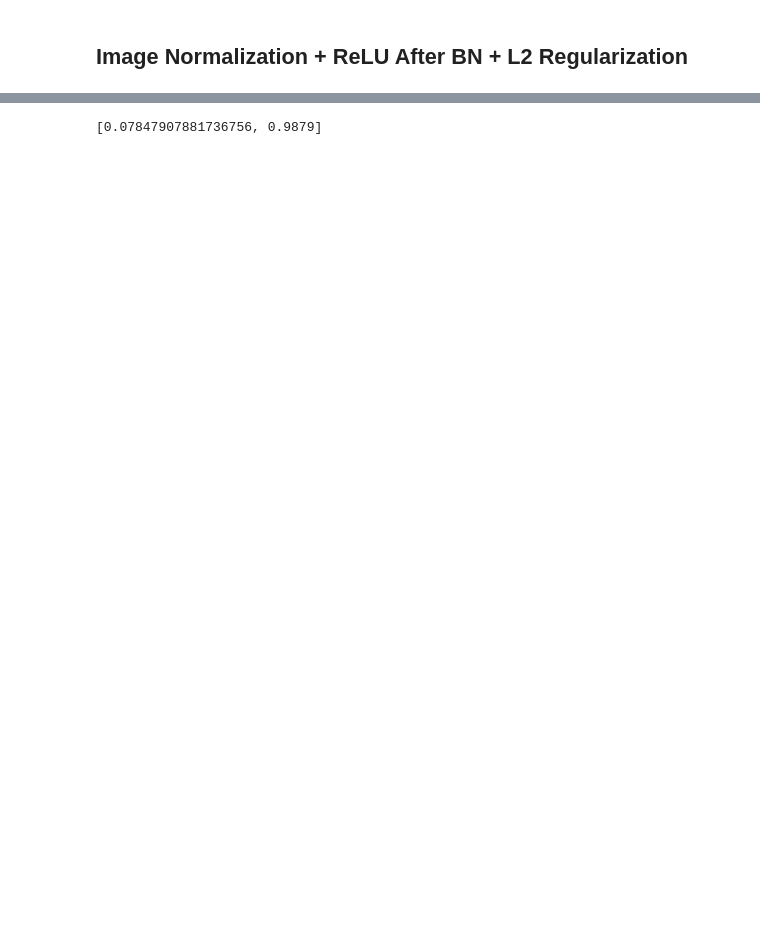
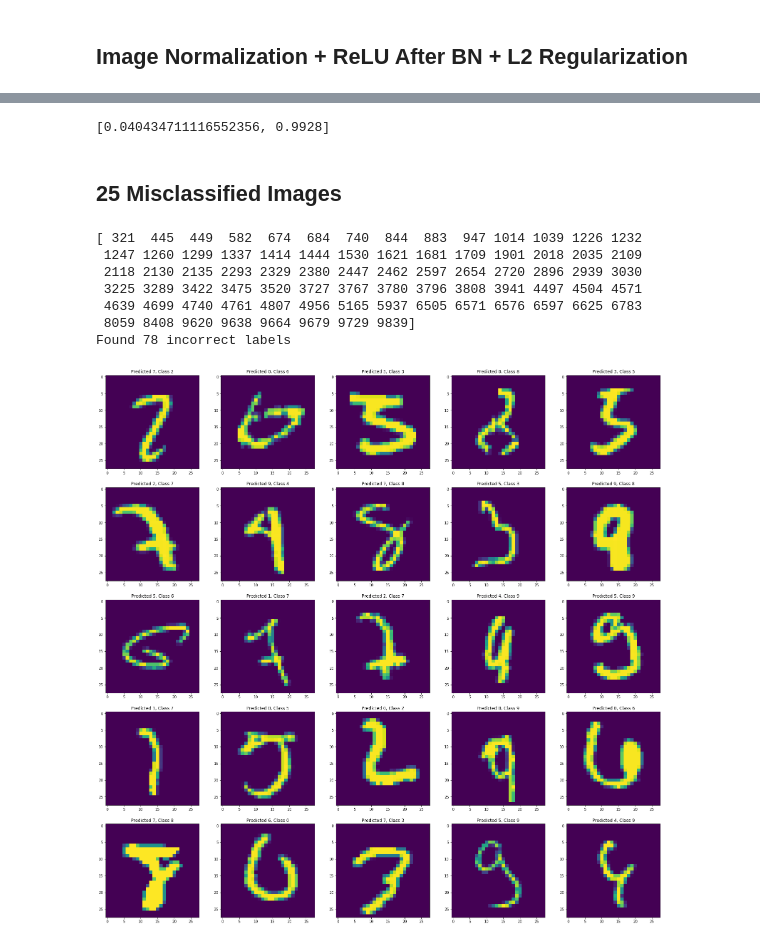
Before and after one commit to git4rajesh/MachineLearning, a Jupyter notebook: Session5/Consolidated_Model.ipynb, the cells around one changed output, grey strips where cells are left out. Cells and saved outputs as stored; diff of their text form; code cells hidden in the pictures; blank space fills up the shorter version.

Commit message:
Refactored Code for Consolidated_model

```diff
--- a/Session5/Consolidated_Model.ipynb
+++ b/Session5/Consolidated_Model.ipynb
@@ -155,3 +168,10 @@ model.compile(loss='categorical_crossentropy', optimizer=Adam(lr=0.0058), metric
+# %%
+from keras.callbacks import ModelCheckpoint
+
+# checkpoint
+model_path="/content/gdrive/My Drive/Colab Notebooks/Assignment5"
+model_file = model_path + '/consolidated.hd5'
+checkpoint = ModelCheckpoint(model_file, monitor='val_acc', verbose=1, save_best_only=True, mode='max')
 # %% [markdown]
 ## Image Normalization +  ReLU After BN + L2 Regularization
 # %%
@@ -160,10 +180,14 @@ datagen = ImageDataGenerator(featurewise_center=True, featurewise_std_normalizat
 
 
 train_datagen = datagen.flow(X_train, Y_train, batch_size=64)
-test_datagen = datagen.flow(X_test, Y_test, batch_size=64)
+test_datagen = datagen.flow(X_test, Y_test)
+
+
+# Creating instance of CheckPoint
+# checkpoint = ModelCheckpoint(model_file, monitor='val_acc', verbose=1, save_best_only=True, mode='max')
 
 # fits the model on batches with real-time data augmentation:
-model.fit_generator(train_datagen, steps_per_epoch=len(X_train)/64, validation_data=test_datagen, validation_steps=1, epochs=40)
+model.fit_generator(train_datagen, steps_per_epoch=len(X_train)/64, validation_data=test_datagen, validation_steps=1, epochs=40, callbacks=[LearningRateScheduler(scheduler, verbose=1), checkpoint])
 # %% [output]
 WARNING:tensorflow:From /usr/local/lib/python3.6/dist-packages/tensorflow/python/ops/math_ops.py:3066: to_int32 (from tensorflow.python.ops.math_ops) is deprecated and will be removed in a future vers ...
 Instructions for updating:
@@ -192,7 +216,40 @@ score = model.evaluate(X_test, Y_test, verbose=0)
 # %%
 print(score)
 # %% [output]
-[0.07847907881736756, 0.9879]
+[0.040434711116552356, 0.9928]
+# %% [markdown]
+##  25 Misclassified Images
+# %%
+y_pred = model.predict(X_test)
+y_pred = np.argmax(np.round(y_pred),axis=1)
+
+
+import numpy as np
+
+incorrect = np.where(y_pred!=y_test)[0]
+
+print(incorrect)
+print("Found %s incorrect labels" % (len(incorrect)))
+
+fig=plt.figure(figsize=(28, 28))
+columns = 5
+rows = 5
+for i in range(1, 26):
+  img_num = incorrect[i-1]
+  img = X_test[img_num].reshape(28,28)
+  fig.add_subplot(rows, columns, i)
+  plt.imshow(img)
+  plt.title("Predicted {}, Class {}".format(y_pred[img_num], y_test[img_num]))
+plt.show()
+# %% [output]
+[ 321  445  449  582  674  684  740  844  883  947 1014 1039 1226 1232
+ 1247 1260 1299 1337 1414 1444 1530 1621 1681 1709 1901 2018 2035 2109
+ 2118 2130 2135 2293 2329 2380 2447 2462 2597 2654 2720 2896 2939 3030
+ 3225 3289 3422 3475 3520 3727 3767 3780 3796 3808 3941 4497 4504 4571
+ 4639 4699 4740 4761 4807 4956 5165 5937 6505 6571 6576 6597 6625 6783
+ 8059 8408 9620 9638 9664 9679 9729 9839]
+Found 78 incorrect labels
+[figure, added]
 # %%
 y_pred = model.predict(X_test)
 # %%
```
Also changed, not shown: parts of 6 cells of this notebook.
